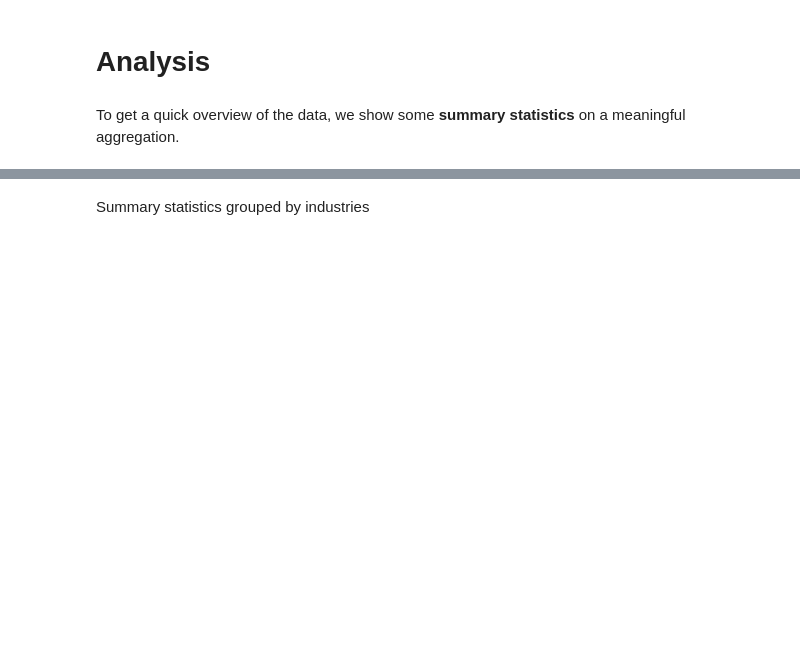
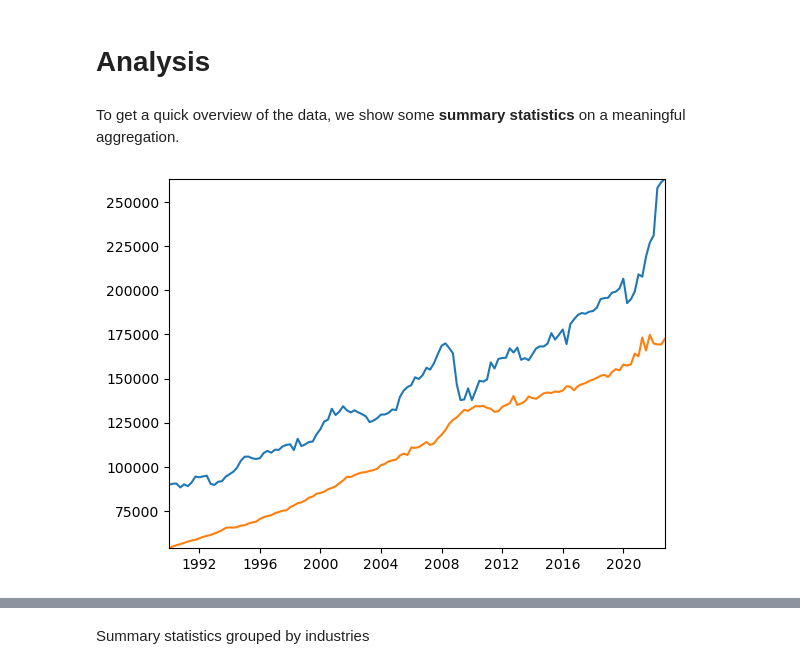
Before and after one commit to NumEconCopenhagen/projects-2023-jacob-per, a Jupyter notebook: dataproject/dataproject.ipynb, the cells around one changed output, grey strips where cells are left out. Cells and saved outputs as stored; diff of their text form; code cells hidden in the pictures; blank space fills up the shorter version.

```diff
--- a/dataproject/dataproject.ipynb
+++ b/dataproject/dataproject.ipynb
@@ -185,6 +199,19 @@ api_inner = api_inner.apply(pd.to_numeric, errors='ignore')
 # Analysis
 # %% [markdown]
 To get a quick overview of the data, we show some **summary statistics** on a meaningful aggregation.
+# %%
+api_inner = api_inner.sort_values(by='TID',ascending=True)
+
+fig = plt.figure()
+ax = fig.add_subplot(1,1,1)
+man_plot = api_inner.loc[api_inner.BRANCHE.str.contains('Manufacturing') == True]
+gov_plot = api_inner.loc[api_inner.BRANCHE.str.contains('Public administration, education and health') == True]
+
+ax.plot(man_plot['TID'],man_plot['INDHOLD_GDP'])
+ax.plot(gov_plot['TID'],gov_plot['INDHOLD_GDP'],scalex=True)
+ax.margins(0,0)
+# %% [output]
+[figure, added]
 # %%
 api_inner.describe()
 # %% [output]
```
Also changed, not shown: parts of 8 cells of this notebook.
